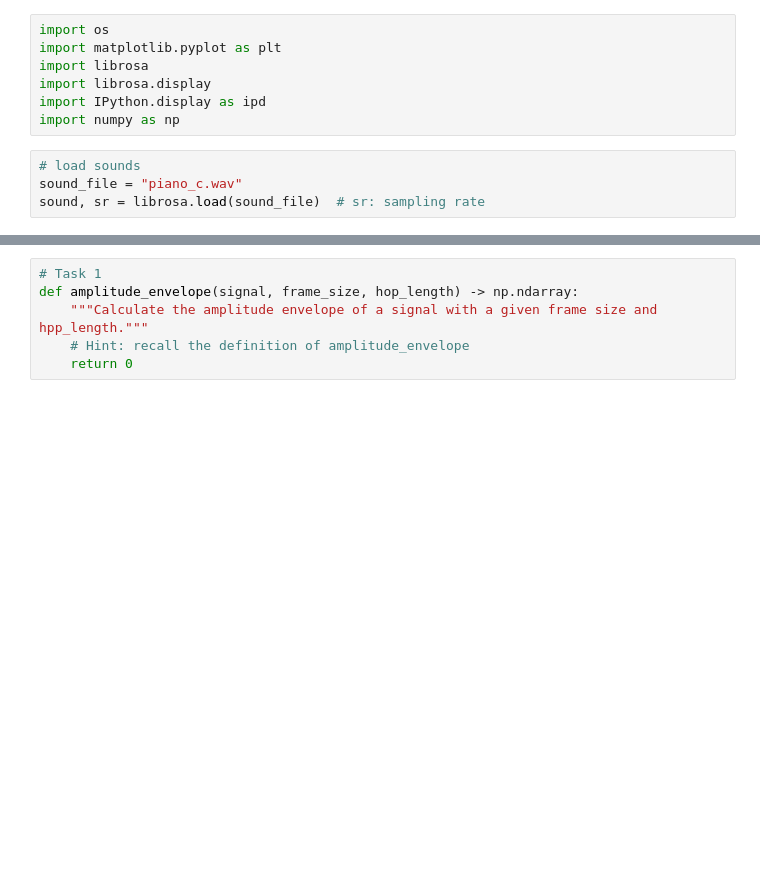
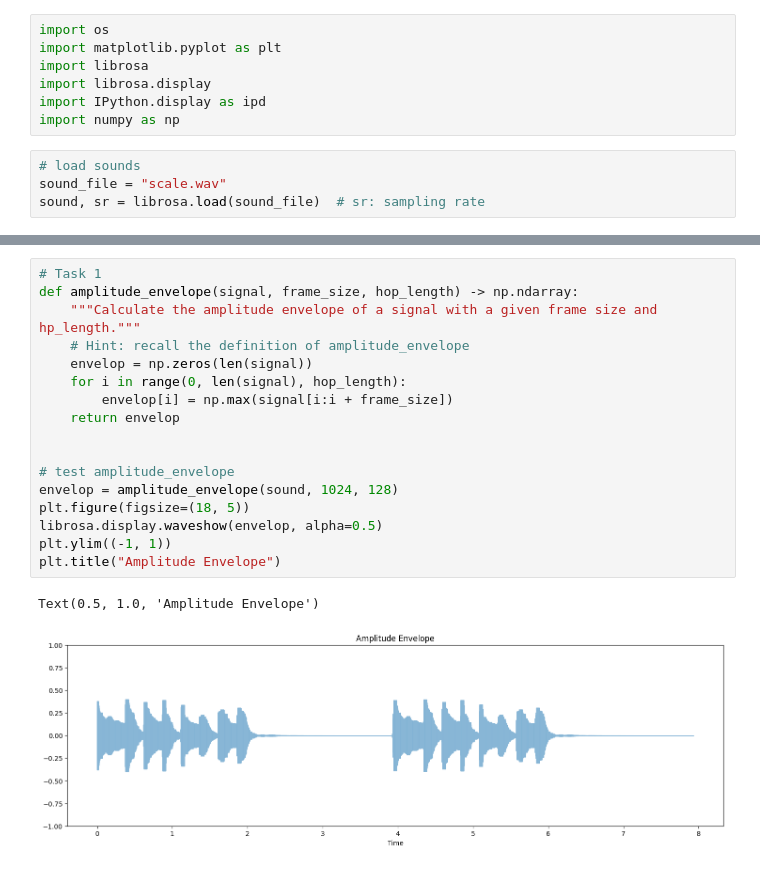
Before and after one commit to wuchenghao0215/AcousticFeatures, a Jupyter notebook: lab10.ipynb, the cells around one changed output, grey strips where cells are left out. Saved outputs shown, nothing was run; the diff lists cells and outputs as text; blank space fills up the shorter version.

```diff
--- a/lab10.ipynb
+++ b/lab10.ipynb
@@ -7,7 +7,7 @@ import IPython.display as ipd
 import numpy as np
 # %%
 # load sounds
-sound_file = "piano_c.wav"
+sound_file = "scale.wav"
 sound, sr = librosa.load(sound_file)  # sr: sampling rate
 # %%
 ipd.Audio(sound_file)
@@ -20,9 +25,23 @@ plt.title("Sound")
 # %%
 # Task 1
 def amplitude_envelope(signal, frame_size, hop_length) -> np.ndarray:
-    """Calculate the amplitude envelope of a signal with a given frame size and hpp_length."""
+    """Calculate the amplitude envelope of a signal with a given frame size and hp_length."""
     # Hint: recall the definition of amplitude_envelope
-    return 0
+    envelop = np.zeros(len(signal))
+    for i in range(0, len(signal), hop_length):
+        envelop[i] = np.max(signal[i:i + frame_size])
+    return envelop
+
+
+# test amplitude_envelope
+envelop = amplitude_envelope(sound, 1024, 128)
+plt.figure(figsize=(18, 5))
+librosa.display.waveshow(envelop, alpha=0.5)
+plt.ylim((-1, 1))
+plt.title("Amplitude Envelope")
+# %% [output]
+Text(0.5, 1.0, 'Amplitude Envelope')
+[figure, added]
 # %%
 # Task 2
 # Visualising audio signal in the frequency domain
```
Also changed, not shown: parts of 6 cells of this notebook, 6 other files.
